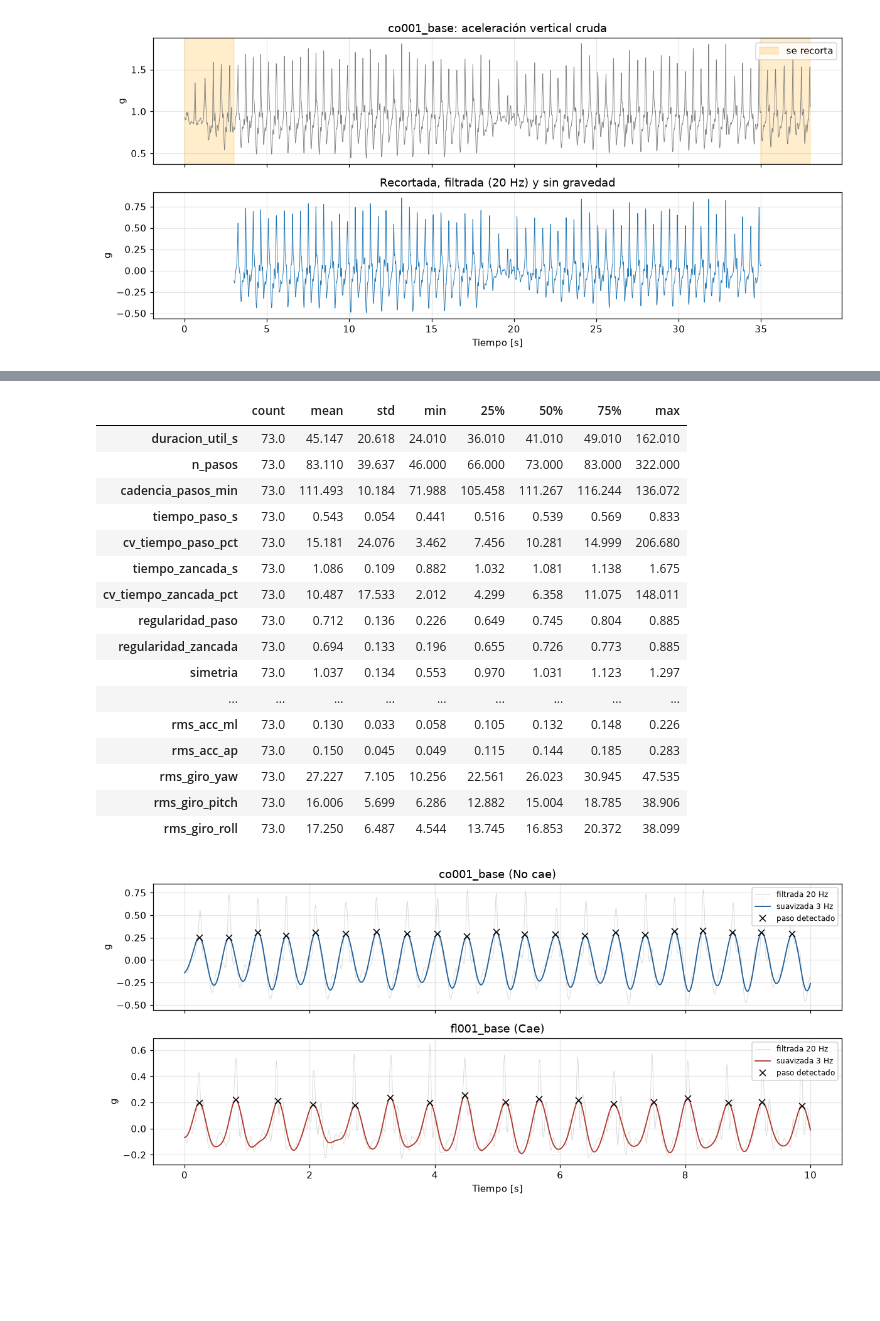
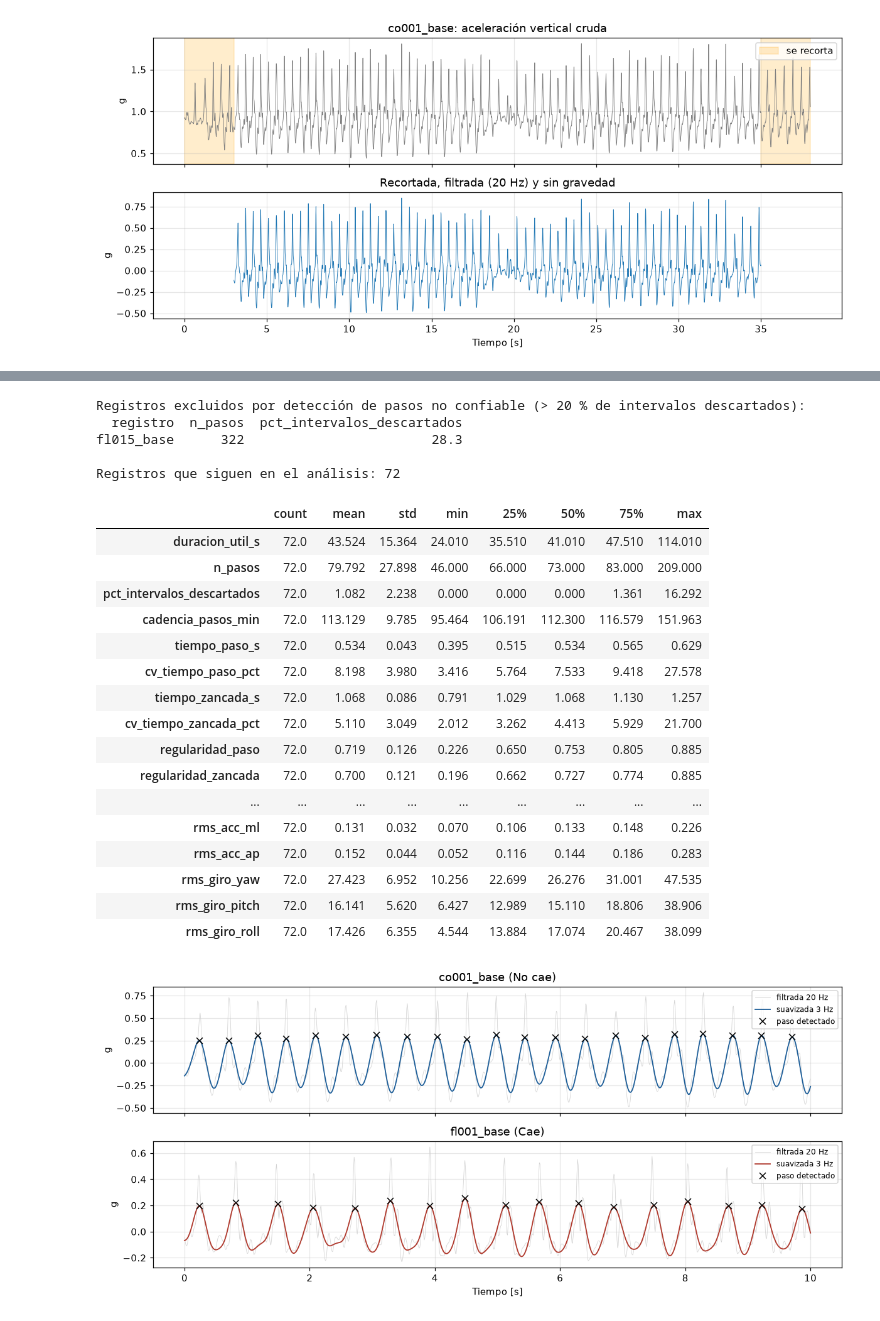
Before and after one commit to diegobustos-code/proyecto-marcha-practicaI, a Jupyter notebook: notebooks/01_EDA_LabWalks.ipynb, the cells around one changed output, grey strips where cells are left out. Cells and saved outputs as stored; diff of their text form; code cells hidden in the pictures; blank space fills up the shorter version.

```diff
--- a/notebooks/01_EDA_LabWalks.ipynb
+++ b/notebooks/01_EDA_LabWalks.ipynb
@@ -62,6 +62,7 @@ RECORTE_S = 3.0          # segundos que se quitan al inicio y al final (arranque
 CORTE_RUIDO_HZ = 20.0    # filtro pasa bajo para quitar ruido
 CORTE_PASOS_HZ = 3.0     # filtro pasa bajo para detectar pasos
 DURACION_MIN_S = 20.0    # registros más cortos (ya recortados) se excluyen
+MAX_PCT_DESCARTADOS = 20.0   # si se descarta más de este % de intervalos entre pasos, la detección no es confiable
 
 SEMILLA = 42             # se usará igual en los modelos de la etapa 2
 np.random.seed(SEMILLA)
@@ -190,6 +208,15 @@ if PLANILLA_CLINICA.exists():
     hojas = pd.read_excel(PLANILLA_CLINICA, sheet_name=None)
     partes = []
     for nombre_hoja, df in hojas.items():
+        if "legend" in nombre_hoja.lower() or "leyenda" in nombre_hoja.lower():
+            print(f"Hoja '{nombre_hoja}': es la explicación de las columnas, no tiene datos de personas (se omite)")
+            continue
+        df = df.rename(columns=lambda c: str(c).strip())
+        # La columna de género tiene otro nombre en cada hoja, pero la misma codificación (1 = mujer, 0 = hombre)
+        genero = [c for c in df.columns if c.lower().startswith("gender")]
+        if genero:
+            df = df.rename(columns={genero[0]: "genero_planilla"})
+            df["genero_planilla"] = df["genero_planilla"].map({1: "F", 0: "M"})
         print(f"Hoja '{nombre_hoja}': {df.shape[0]} filas | columnas: {list(df.columns)}")
         col = COLUMNA_ID or next((c for c in df.columns if str(c).strip().lower() in
                                   ("#", "id", "subject", "sujeto", "record", "registro")), df.columns[0])
@@ -358,55 +392,86 @@ def espectro(v, fs):
     return f[i], p[i], f[der] - f[izq]
 
 
+LIMITES_INTERVALO = (0.5, 1.5)   # se aceptan intervalos entre 0,5 y 1,5 veces la mediana
+
+
+def intervalos_validos(picos, fs):
+    # Tiempos de paso y de zancada sin los intervalos anómalos (pausas, giros, pasos mal detectados)
+    t = np.diff(picos) / fs
+    if len(t) < 3:
+        return t, np.array([]), np.nan
+    ok = (t > LIMITES_INTERVALO[0] * np.median(t)) & (t < LIMITES_INTERVALO[1] * np.median(t))
+    zancadas = (t[:-1] + t[1:])[ok[:-1] & ok[1:]]   # dos pasos seguidos, ambos válidos
+    return t[ok], zancadas, 100 * (1 - ok.mean())
+
+
 def variables(nombre, df, fs):
     v = df["acc_v"].to_numpy()
     picos, _ = detectar_pasos(v, fs)
-    t_paso = np.diff(picos) / fs
-    t_zancada = (picos[2:] - picos[:-2]) / fs
+    t_paso, t_zancada, pct_descartado = intervalos_validos(picos, fs)
     d1, d2, sim = regularidad(v, fs)
     f_dom, amp_dom, ancho = espectro(v, fs)
     cv = lambda x: 100 * np.std(x, ddof=1) / np.mean(x) if len(x) > 2 else np.nan
     fila = {
         "registro": nombre,
         "duracion_util_s": len(df) / fs,
         "n_pasos": len(picos),
+        "pct_intervalos_descartados": pct_descartado,
         "cadencia_pasos_min": 60 / t_paso.mean() if len(t_paso) else np.nan,
         "tiempo_paso_s": t_paso.mean() if len(t_paso) else np.nan,
         "cv_tiempo_paso_pct": cv(t_paso),
         "tiempo_zancada_s": t_zancada.mean() if len(t_zancada) else np.nan,
         "cv_tiempo_zancada_pct": cv(t_zancada),
         "regularidad_paso": d1,
         "regularidad_zancada": d2,
         "simetria": sim,
         "frec_dominante_hz": f_dom,
         "amplitud_dominante": amp_dom,
         "ancho_pico_hz": ancho,
     }
     for col in df.columns.drop("tiempo_s"):
         fila[f"rms_{col}"] = np.sqrt(np.mean((df[col] - df[col].mean()) ** 2))
     return fila
 
 
 tabla = pd.DataFrame(variables(n, df, registros[n].fs) for n, df in limpias.items())
+
+# Último criterio del control de calidad: detección de pasos no confiable
+malos = tabla.loc[tabla["pct_intervalos_descartados"] > MAX_PCT_DESCARTADOS, ["registro", "n_pasos", "pct_intervalos_descartados"]]
+print(f"Registros excluidos por detección de pasos no confiable (> {MAX_PCT_DESCARTADOS:g} % de intervalos descartados):")
+print(malos.round(1).to_string(index=False) if len(malos) else "  ninguno")
+for nombre in malos["registro"]:
+    calidad.loc[calidad["registro"] == nombre, ["excluir", "motivo"]] = [True, "detección de pasos no confiable"]
+    limpias.pop(nombre)
+    (SALIDA / "senales_limpias" / f"{nombre}.csv").unlink(missing_ok=True)
+calidad.to_csv(SALIDA / "labwalks_calidad.csv", index=False)
+tabla = tabla[~tabla["registro"].isin(malos["registro"])].reset_index(drop=True)
+validos = [n for n in validos if n in limpias]
+print(f"\nRegistros que siguen en el análisis: {len(tabla)}")
 tabla.describe().T.round(3)
 # %% [output]
+Registros excluidos por detección de pasos no confiable (> 20 % de intervalos descartados):
+  registro  n_pasos  pct_intervalos_descartados
+fl015_base      322                        28.3
+
+Registros que siguen en el análisis: 72
 |  | count | mean | std | min | 25% | 50% | 75% | max |
-| duracion_util_s | 73.0 | 45.147 | 20.618 | 24.010 | 36.010 | 41.010 | 49.010 | 162.010 |
-| n_pasos | 73.0 | 83.110 | 39.637 | 46.000 | 66.000 | 73.000 | 83.000 | 322.000 |
-| cadencia_pasos_min | 73.0 | 111.493 | 10.184 | 71.988 | 105.458 | 111.267 | 116.244 | 136.072 |
-| tiempo_paso_s | 73.0 | 0.543 | 0.054 | 0.441 | 0.516 | 0.539 | 0.569 | 0.833 |
-| cv_tiempo_paso_pct | 73.0 | 15.181 | 24.076 | 3.462 | 7.456 | 10.281 | 14.999 | 206.680 |
-| tiempo_zancada_s | 73.0 | 1.086 | 0.109 | 0.882 | 1.032 | 1.081 | 1.138 | 1.675 |
-| cv_tiempo_zancada_pct | 73.0 | 10.487 | 17.533 | 2.012 | 4.299 | 6.358 | 11.075 | 148.011 |
-| regularidad_paso | 73.0 | 0.712 | 0.136 | 0.226 | 0.649 | 0.745 | 0.804 | 0.885 |
-| regularidad_zancada | 73.0 | 0.694 | 0.133 | 0.196 | 0.655 | 0.726 | 0.773 | 0.885 |
-| simetria | 73.0 | 1.037 | 0.134 | 0.553 | 0.970 | 1.031 | 1.123 | 1.297 |
+| duracion_util_s | 72.0 | 43.524 | 15.364 | 24.010 | 35.510 | 41.010 | 47.510 | 114.010 |
+| n_pasos | 72.0 | 79.792 | 27.898 | 46.000 | 66.000 | 73.000 | 83.000 | 209.000 |
+| pct_intervalos_descartados | 72.0 | 1.082 | 2.238 | 0.000 | 0.000 | 0.000 | 1.361 | 16.292 |
+| cadencia_pasos_min | 72.0 | 113.129 | 9.785 | 95.464 | 106.191 | 112.300 | 116.579 | 151.963 |
+| tiempo_paso_s | 72.0 | 0.534 | 0.043 | 0.395 | 0.515 | 0.534 | 0.565 | 0.629 |
+| cv_tiempo_paso_pct | 72.0 | 8.198 | 3.980 | 3.416 | 5.764 | 7.533 | 9.418 | 27.578 |
+| tiempo_zancada_s | 72.0 | 1.068 | 0.086 | 0.791 | 1.029 | 1.068 | 1.130 | 1.257 |
+| cv_tiempo_zancada_pct | 72.0 | 5.110 | 3.049 | 2.012 | 3.262 | 4.413 | 5.929 | 21.700 |
+| regularidad_paso | 72.0 | 0.719 | 0.126 | 0.226 | 0.650 | 0.753 | 0.805 | 0.885 |
+| regularidad_zancada | 72.0 | 0.700 | 0.121 | 0.196 | 0.662 | 0.727 | 0.774 | 0.885 |
 | ... | ... | ... | ... | ... | ... | ... | ... | ... |
-| rms_acc_ml | 73.0 | 0.130 | 0.033 | 0.058 | 0.105 | 0.132 | 0.148 | 0.226 |
-| rms_acc_ap | 73.0 | 0.150 | 0.045 | 0.049 | 0.115 | 0.144 | 0.185 | 0.283 |
-| rms_giro_yaw | 73.0 | 27.227 | 7.105 | 10.256 | 22.561 | 26.023 | 30.945 | 47.535 |
-| rms_giro_pitch | 73.0 | 16.006 | 5.699 | 6.286 | 12.882 | 15.004 | 18.785 | 38.906 |
-| rms_giro_roll | 73.0 | 17.250 | 6.487 | 4.544 | 13.745 | 16.853 | 20.372 | 38.099 |
+| rms_acc_ml | 72.0 | 0.131 | 0.032 | 0.070 | 0.106 | 0.133 | 0.148 | 0.226 |
+| rms_acc_ap | 72.0 | 0.152 | 0.044 | 0.052 | 0.116 | 0.144 | 0.186 | 0.283 |
+| rms_giro_yaw | 72.0 | 27.423 | 6.952 | 10.256 | 22.699 | 26.276 | 31.001 | 47.535 |
+| rms_giro_pitch | 72.0 | 16.141 | 5.620 | 6.427 | 12.989 | 15.110 | 18.806 | 38.906 |
+| rms_giro_roll | 72.0 | 17.426 | 6.355 | 4.544 | 13.884 | 17.074 | 20.467 | 38.099 |
 # %%
 # Verificación visual de la detección de pasos (conviene revisar varios registros)
 fig, ejes = plt.subplots(2, 1, figsize=(11, 5), sharex=True)
```
Also changed, not shown: parts of 19 cells of this notebook.
